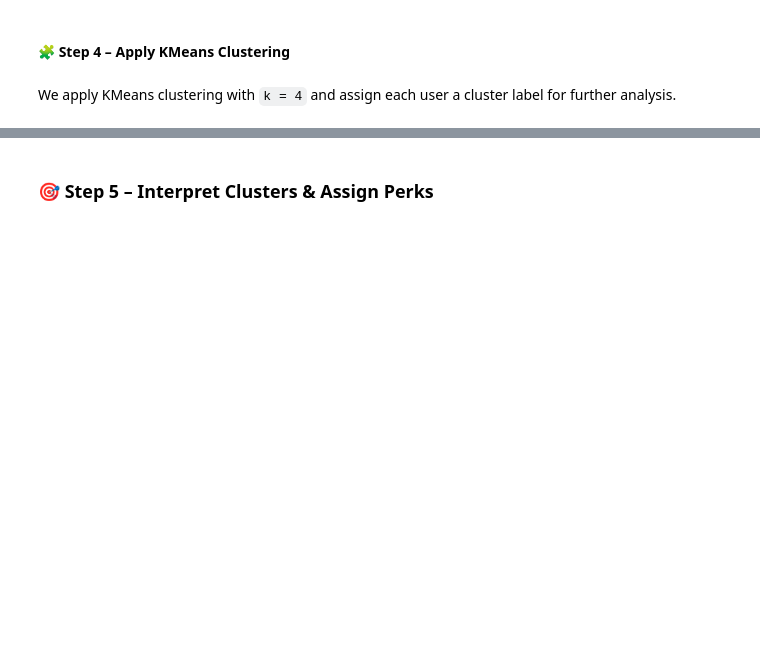
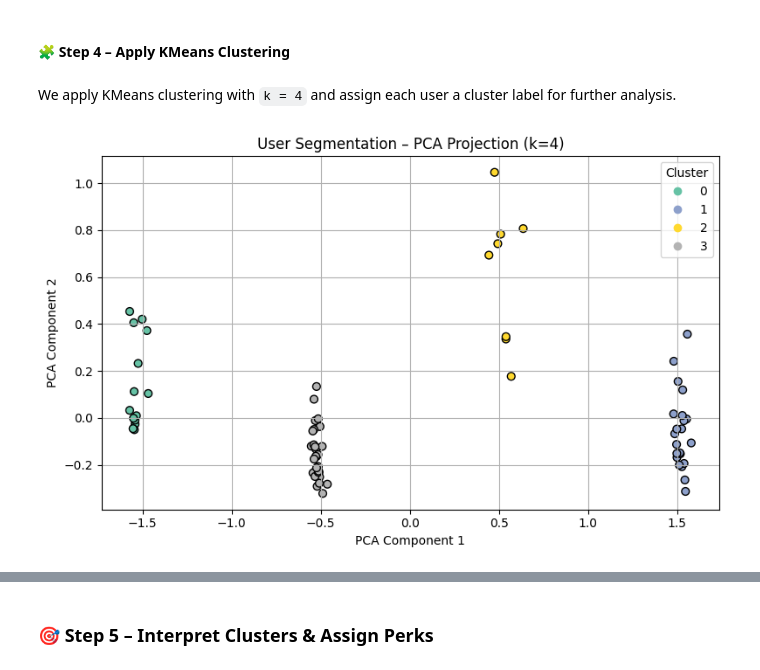
Before and after one commit to KonstantinData/Mastery-Project-Masterschool, a Jupyter notebook: mastery-project-masterschool/notebooks/01_load_and_preview_data.ipynb, the cells around one changed output, grey strips where cells are left out. Drawn from its saved outputs; the diff is of its cells as text; code cells hidden in the pictures; blank space fills up the shorter version.

```diff
--- a/mastery-project-masterschool/notebooks/01_load_and_preview_data.ipynb
+++ b/mastery-project-masterschool/notebooks/01_load_and_preview_data.ipynb
@@ -605,29 +682,40 @@ We apply KMeans clustering with `k = 4` and assign each user a cluster label for
 # %%
 from sklearn.cluster import KMeans
 from sklearn.decomposition import PCA
 import matplotlib.pyplot as plt
 
-# Drop user_id for clustering
+# 🎯 Drop user_id for clustering
 X = df_scaled.drop(columns=["user_id"])
 
-# Apply KMeans
-kmeans = KMeans(n_clusters=4, random_state=42, n_init="auto")
+# 🔢 Set number of clusters from elbow method
+k = 4  # ⬅️ ggf. anpassen
+
+# 🚀 Apply K-Means clustering
+kmeans = KMeans(n_clusters=k, random_state=42, n_init="auto")
 df_scaled["cluster"] = kmeans.fit_predict(X)
 
-# Add cluster to original user feature DataFrame
+# 🔄 Add cluster labels to original user features
 df_user_features["cluster"] = df_scaled["cluster"]
 
-# Reduce to 2D for plotting
+# 🎨 PCA for 2D visualization
 pca = PCA(n_components=2)
 components = pca.fit_transform(X)
 
-# Plot clusters
+# 📊 Plot PCA projection with clusters
 plt.figure(figsize=(8, 5))
-scatter = plt.scatter(components[:, 0], components[:, 1], c=df_scaled["cluster"], cmap="Set2", s=30)
-plt.title("User Segmentation – PCA Projection (k=4)")
+scatter = plt.scatter(
+    components[:, 0], components[:, 1],
+    c=df_scaled["cluster"],
+    cmap="Set2",
+    s=40,
+    edgecolor='k'
+)
+plt.title(f"User Segmentation – PCA Projection (k={k})")
 plt.xlabel("PCA Component 1")
 plt.ylabel("PCA Component 2")
 plt.grid(True)
 plt.legend(*scatter.legend_elements(), title="Cluster")
 plt.tight_layout()
 plt.show()
+# %% [output]
+[figure, added]
```
Also changed, not shown: parts of 30 cells of this notebook.
